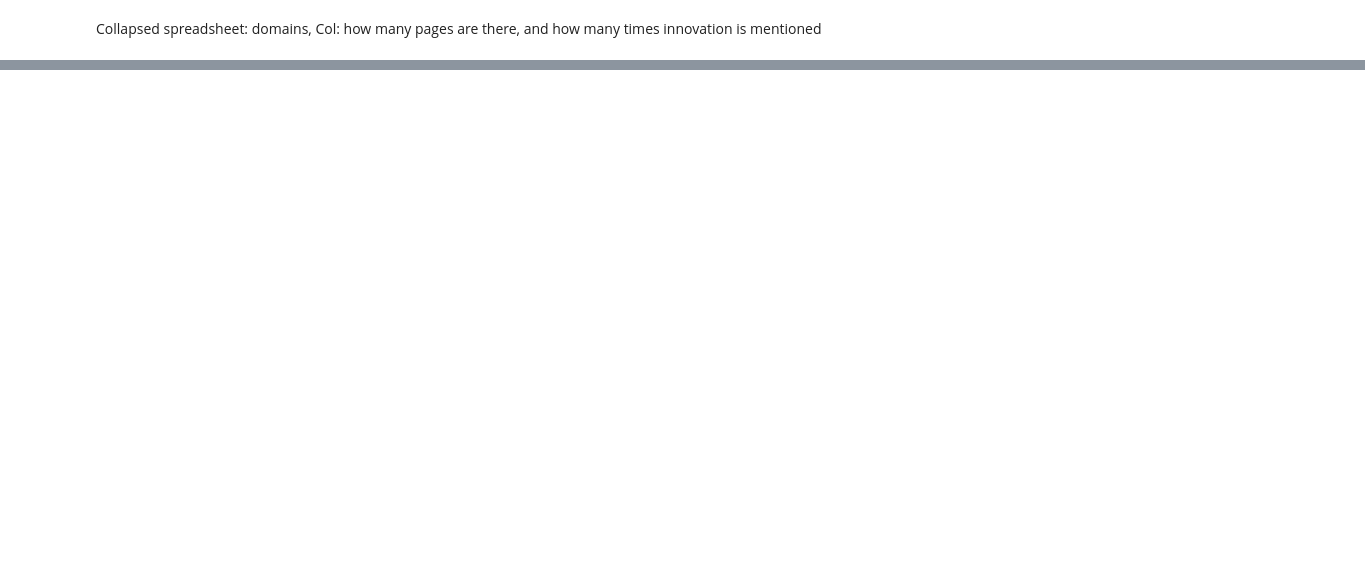
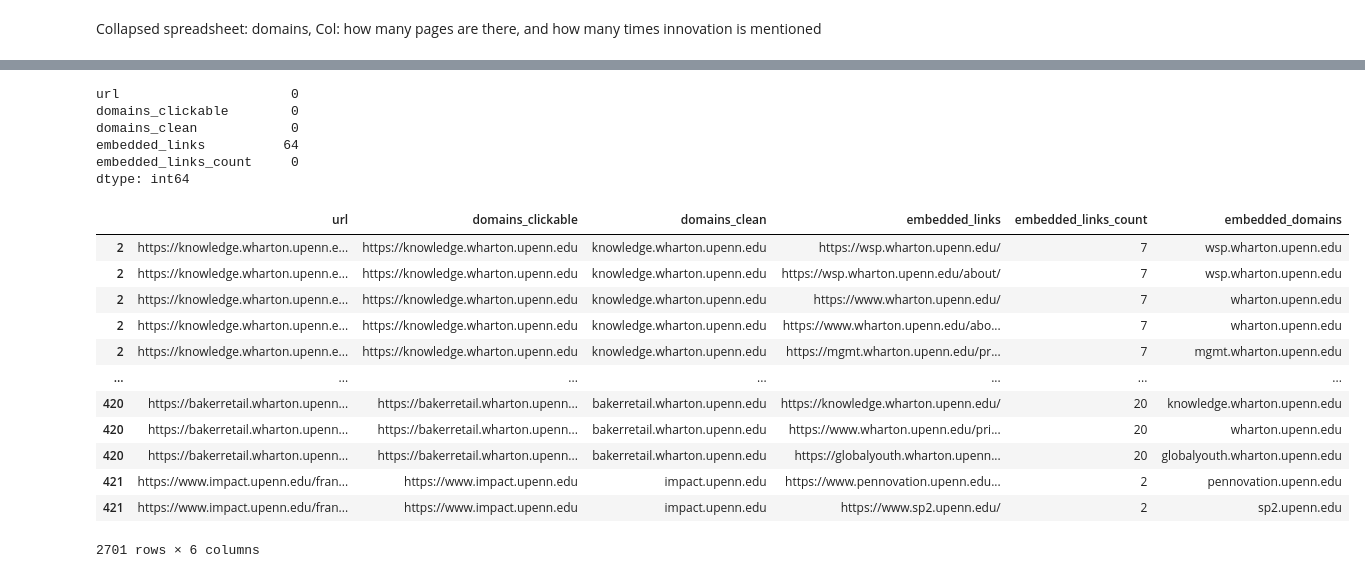
Before and after one commit to MackInstitute/PennEcosystem, a Jupyter notebook: Data_Scapring.ipynb, the cells around one changed output, grey strips where cells are left out. Cells and saved outputs as stored; diff of their text form; code cells hidden in the pictures; blank space fills up the shorter version.

```diff
--- a/Data_Scapring.ipynb
+++ b/Data_Scapring.ipynb
@@ -141,0 +653,2 @@ with pd.ExcelWriter('site_domainV2.xlsx') as writer:
+# %%
+new_df = df_links.explode('embedded_links')
@@ -141,0 +679,31 @@ with pd.ExcelWriter('site_domainV2.xlsx') as writer:
+# %%
+new_df.isnull().sum()
+# %% [output]
+url                      0
+domains_clickable        0
+domains_clean            0
+embedded_links          64
+embedded_links_count     0
+dtype: int64
+# %%
+new_df.dropna(inplace=True)
+# %%
+new_df['embedded_domains'] = [i.split('/')[2].replace('www.','') if len(i.split('/'))>= 2 else 'None' for i in new_df.embedded_links]
+# %%
+new_df = new_df[new_df.domains_clean.isin(domain_set)]
+# %%
+new_df
+# %% [output]
+|  | url | domains_clickable | domains_clean | embedded_links | embedded_links_count | embedded_domains |
+| 2 | https://knowledge.wharton.upenn.e... | https://knowledge.wharton.upenn.edu | knowledge.wharton.upenn.edu | https://wsp.wharton.upenn.edu/ | 7 | wsp.wharton.upenn.edu |
+| 2 | https://knowledge.wharton.upenn.e... | https://knowledge.wharton.upenn.edu | knowledge.wharton.upenn.edu | https://wsp.wharton.upenn.edu/about/ | 7 | wsp.wharton.upenn.edu |
+| 2 | https://knowledge.wharton.upenn.e... | https://knowledge.wharton.upenn.edu | knowledge.wharton.upenn.edu | https://www.wharton.upenn.edu/ | 7 | wharton.upenn.edu |
+| 2 | https://knowledge.wharton.upenn.e... | https://knowledge.wharton.upenn.edu | knowledge.wharton.upenn.edu | https://www.wharton.upenn.edu/abo... | 7 | wharton.upenn.edu |
+| 2 | https://knowledge.wharton.upenn.e... | https://knowledge.wharton.upenn.edu | knowledge.wharton.upenn.edu | https://mgmt.wharton.upenn.edu/pr... | 7 | mgmt.wharton.upenn.edu |
+| ... | ... | ... | ... | ... | ... | ... |
+| 420 | https://bakerretail.wharton.upenn... | https://bakerretail.wharton.upenn... | bakerretail.wharton.upenn.edu | https://knowledge.wharton.upenn.edu/ | 20 | knowledge.wharton.upenn.edu |
+| 420 | https://bakerretail.wharton.upenn... | https://bakerretail.wharton.upenn... | bakerretail.wharton.upenn.edu | https://www.wharton.upenn.edu/pri... | 20 | wharton.upenn.edu |
+| 420 | https://bakerretail.wharton.upenn... | https://bakerretail.wharton.upenn... | bakerretail.wharton.upenn.edu | https://globalyouth.wharton.upenn... | 20 | globalyouth.wharton.upenn.edu |
+| 421 | https://www.impact.upenn.edu/fran... | https://www.impact.upenn.edu | impact.upenn.edu | https://www.pennovation.upenn.edu... | 2 | pennovation.upenn.edu |
+| 421 | https://www.impact.upenn.edu/fran... | https://www.impact.upenn.edu | impact.upenn.edu | https://www.sp2.upenn.edu/ | 2 | sp2.upenn.edu |
+2701 rows × 6 columns
```
Also changed, not shown: parts of 81 cells of this notebook, 9 other files.
